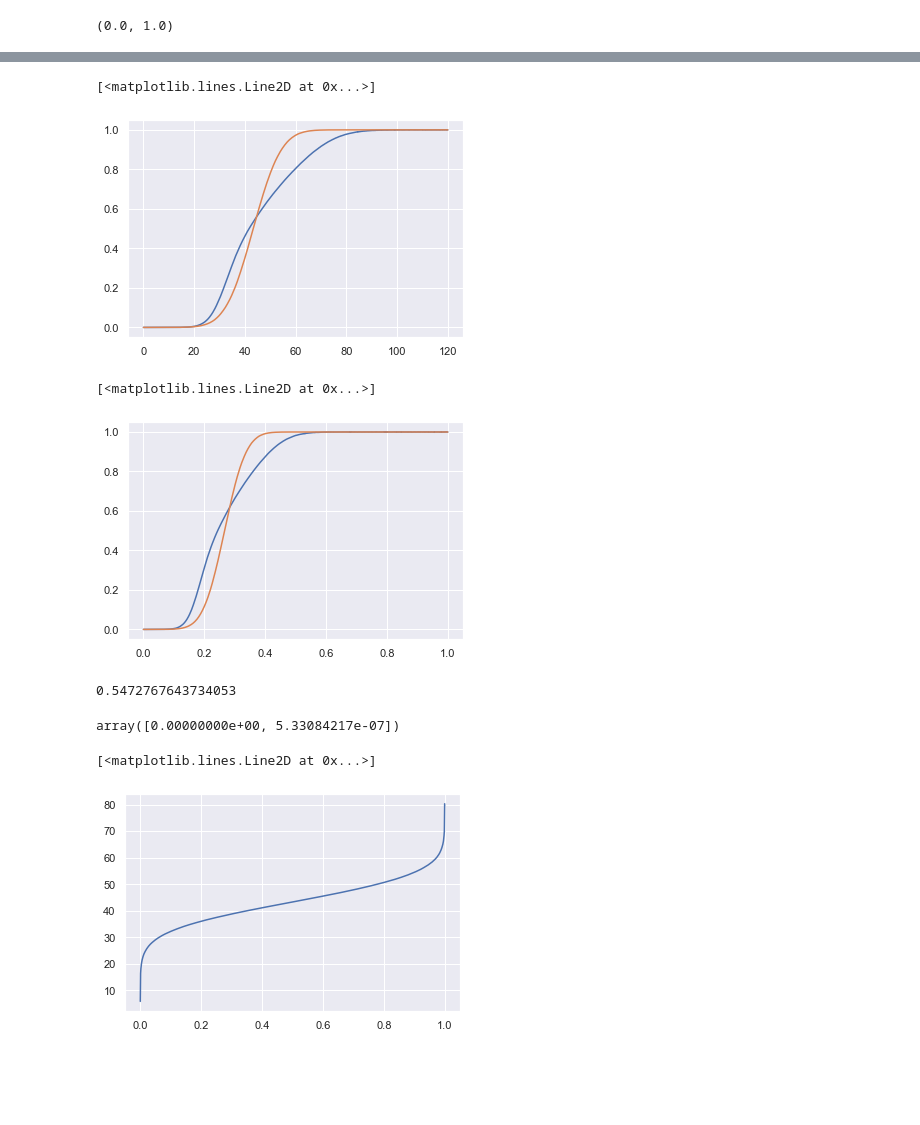
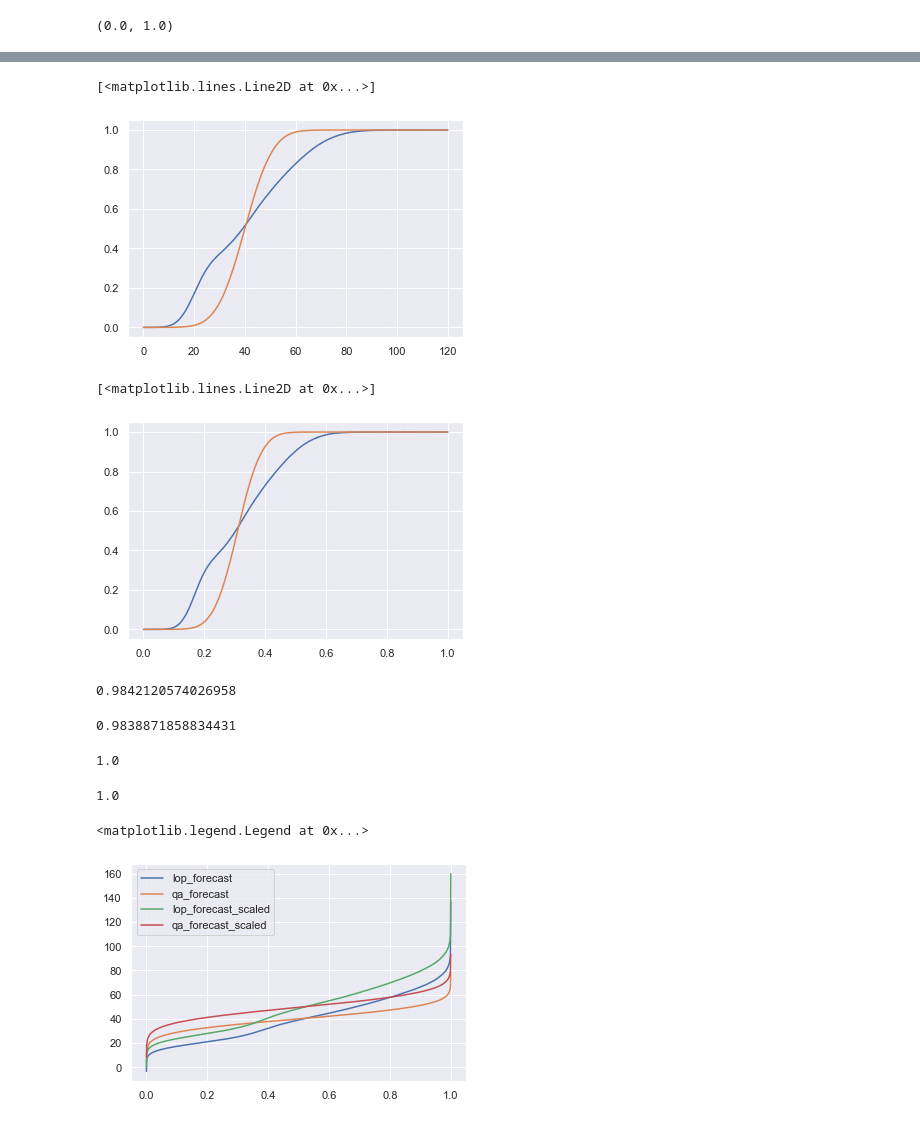
Before and after one commit to ishilov/data_market, a Jupyter notebook: second_test.ipynb, the cells around one changed output, grey strips where cells are left out. Cells and saved outputs as stored; diff of their text form; code cells hidden in the pictures; blank space fills up the shorter version.

Commit message:
additional tests

```diff
--- a/second_test.ipynb
+++ b/second_test.ipynb
@@ -12,10 +12,10 @@ import matplotlib.pyplot as plt
 import seaborn as sns
 sns.set()
 # %%
-test_1 = np.random.normal(30, 5, 100000)
+test_1 = np.random.normal(20, 5, 100000)
 test_2 = np.random.normal(40, 9, 100000)
 test_3 = np.random.normal(60, 12, 100000)
-test_4 = np.random.normal(140, 4, 100000)
+test_4 = np.random.normal(120, 4, 100000)
 # %%
 probas_1, values_1, _ = plt.hist(test_1, bins=200, density=True)
 probas_2, values_2, _ = plt.hist(test_2, bins=200, density=True)
@@ -53,7 +53,9 @@ sellers = [seller_1, seller_2, seller_3]
 
 buyer = Buyer(probas_4, values_4, utility = 200)
 
-market_1 = Market(sellers, buyer, task = 46)
+task = 80
+
+market_1 = Market(sellers, buyer, task = task)
 
 market_1.plot_scaled_forecasts()
 # %% [output]
@@ -85,24 +87,38 @@ plt.plot(np.linspace(0,120,1000), lop_forecast.cdf(np.linspace(0,120,1000)))
 plt.plot(np.linspace(0,120,1000), qa_forecast.cdf(np.linspace(0,120,1000)))
 # %% [output]
 [<matplotlib.lines.Line2D at 0x...>]
-[figure, old version]
+[figure, new version]
 # %%
 plt.plot(np.linspace(0,1,1000), lop_forecast_scaled.cdf(np.linspace(0,1,1000)))
 plt.plot(np.linspace(0,1,1000), qa_forecast_scaled.cdf(np.linspace(0,1,1000)))
 # %% [output]
 [<matplotlib.lines.Line2D at 0x...>]
-[figure, old version]
+[figure, new version]
+# %%
+lop_forecast.cdf(task)
+# %% [output]
+0.9842120574026958
+# %%
+lop_forecast_scaled.cdf(market_1.scaled_task)
+# %% [output]
+0.9838871858834431
+# %%
+qa_forecast.cdf(task)
+# %% [output]
+1.0
 # %%
-qa_forecast_scaled.cdf(0.2730469093021401)
+qa_forecast_scaled.cdf(market_1.scaled_task)
 # %% [output]
-0.5472767643734053
+1.0
-# %%
-lop_forecast_scaled.cdf([0.2, 0.6])
-# %% [output]
-array([0.00000000e+00, 5.33084217e-07])
 # %%
-#plt.plot(np.linspace(0,1,1000), lop_forecast.ppf(np.linspace(0,1,1000)))
-plt.plot(np.linspace(0,1,1000), qa_forecast.ppf(np.linspace(0,1,1000)))
+multiplier = max(lop_forecast[-1], qa_forecast[-1])
+
+plt.plot(np.linspace(0,1,1000), lop_forecast.ppf(np.linspace(0,1,1000)), label = 'lop_forecast')
+plt.plot(np.linspace(0,1,1000), qa_forecast.ppf(np.linspace(0,1,1000)), label = 'qa_forecast')
+plt.plot(np.linspace(0,1,1000), 160*lop_forecast_scaled.ppf(np.linspace(0,1,1000)), label = 'lop_forecast_scaled')
+plt.plot(np.linspace(0,1,1000), 160*qa_forecast_scaled.ppf(np.linspace(0,1,1000)), label = 'qa_forecast_scaled')
+
+plt.legend()
 # %% [output]
-[<matplotlib.lines.Line2D at 0x...>]
+<matplotlib.legend.Legend at 0x...>
-[figure, old version]
+[figure, new version]
```
Also changed, not shown: parts of 33 cells of this notebook, 1 other file.
